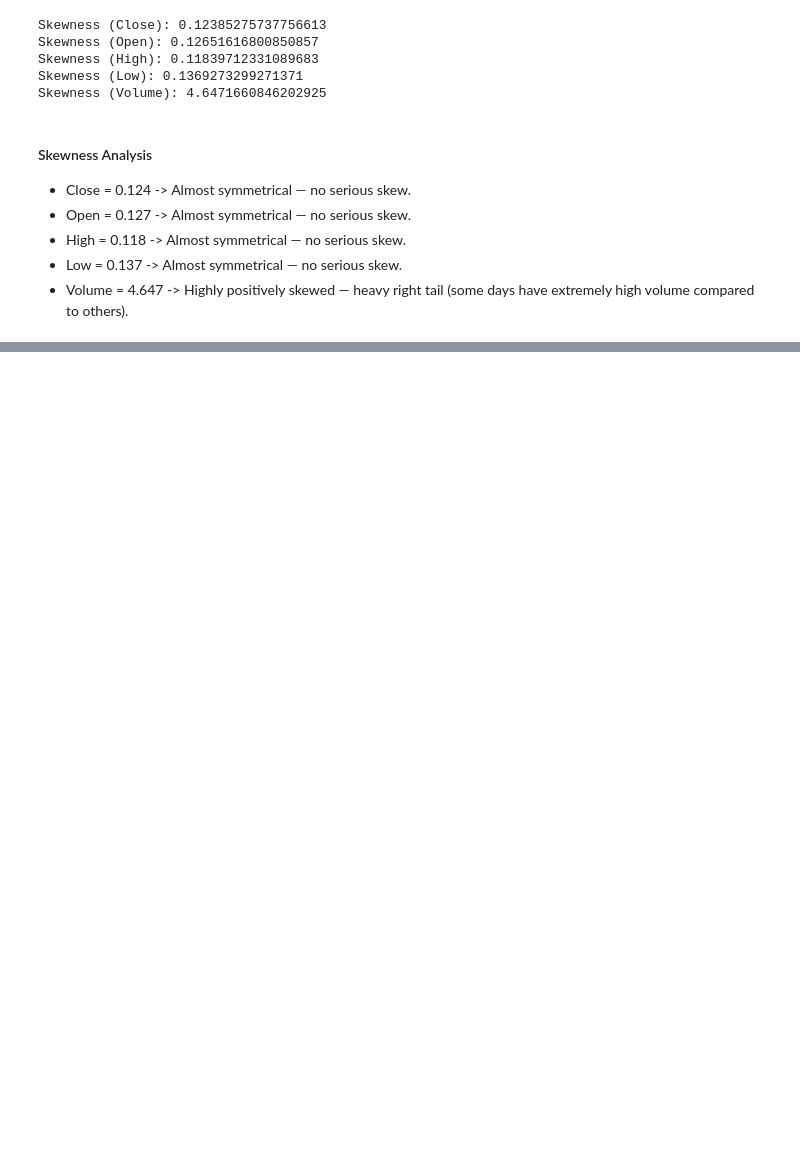
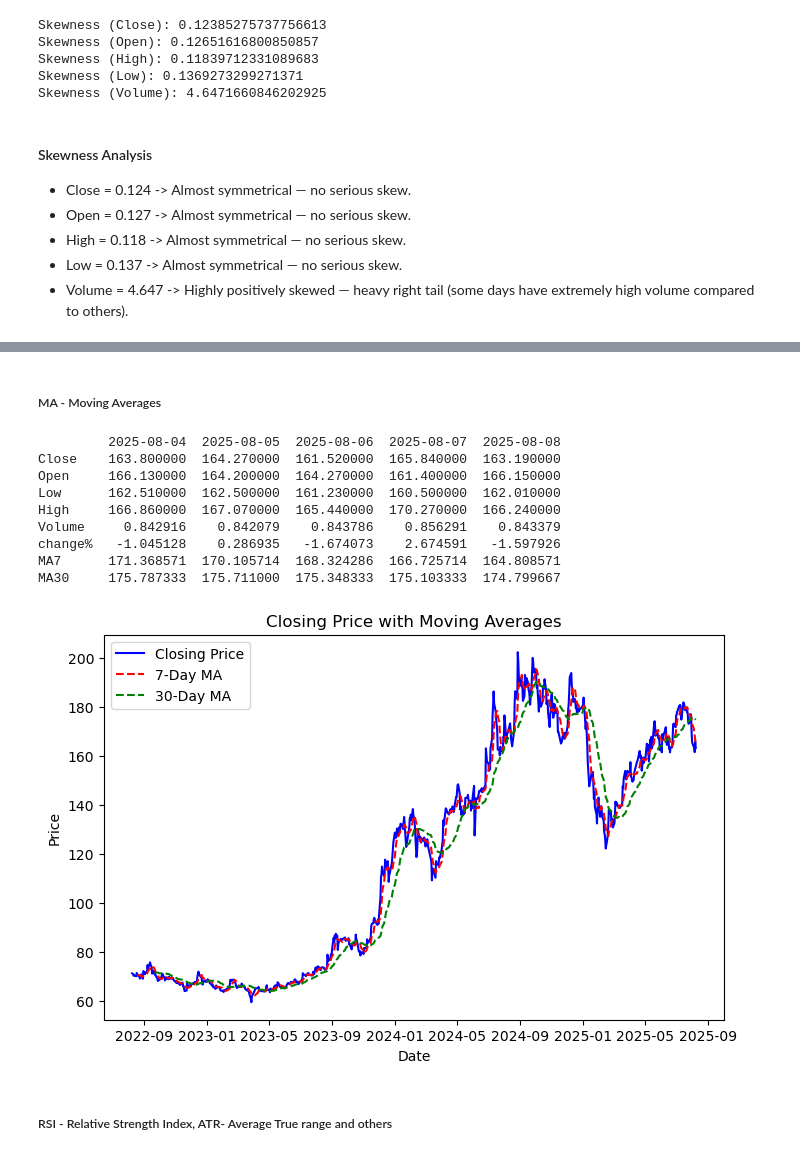
Before and after one commit to arnoldhere/live-stock-price-analysis-prediction, a Jupyter notebook: CESC/main.ipynb, the cells around one changed output, grey strips where cells are left out. Cells and saved outputs as stored; diff of their text form; code cells hidden in the pictures; blank space fills up the shorter version.

```diff
--- a/CESC/main.ipynb
+++ b/CESC/main.ipynb
@@ -111,0 +142,32 @@ Skewness (Volume): 4.6471660846202925
+# %% [markdown]
+##### MA - Moving Averages
+# %%
+# calculate the moving average  > avg moving price over the time period
+data["MA7"] = data["Close"].rolling(window=7).mean()
+data["MA30"] = data["Close"].rolling(window=30).mean()
+
+print(data.tail().T)
+
+# Plot Closing Price with Moving Averages
+plt.figure(figsize=(8, 5))
+plt.plot( data["Close"], label="Closing Price", color='blue')
+plt.plot(data["MA7"], label="7-Day MA", color='red', linestyle="dashed")
+plt.plot( data["MA30"], label="30-Day MA", color='green', linestyle="dashed")
+plt.title("Closing Price with Moving Averages")
+plt.xlabel("Date")
+plt.ylabel("Price")
+plt.legend()
+plt.show()
+# %% [output]
+         2025-08-04  2025-08-05  2025-08-06  2025-08-07  2025-08-08
+Close    163.800000  164.270000  161.520000  165.840000  163.190000
+Open     166.130000  164.200000  164.270000  161.400000  166.150000
+Low      162.510000  162.500000  161.230000  160.500000  162.010000
+High     166.860000  167.070000  165.440000  170.270000  166.240000
+Volume     0.842916    0.842079    0.843786    0.856291    0.843379
+change%   -1.045128    0.286935   -1.674073    2.674591   -1.597926
+MA7      171.368571  170.105714  168.324286  166.725714  164.808571
+MA30     175.787333  175.711000  175.348333  175.103333  174.799667
+[figure, added]
+# %% [markdown]
+##### RSI - Relative Strength Index, ATR- Average True range and others
```
Also changed, not shown: parts of 16 cells of this notebook.
